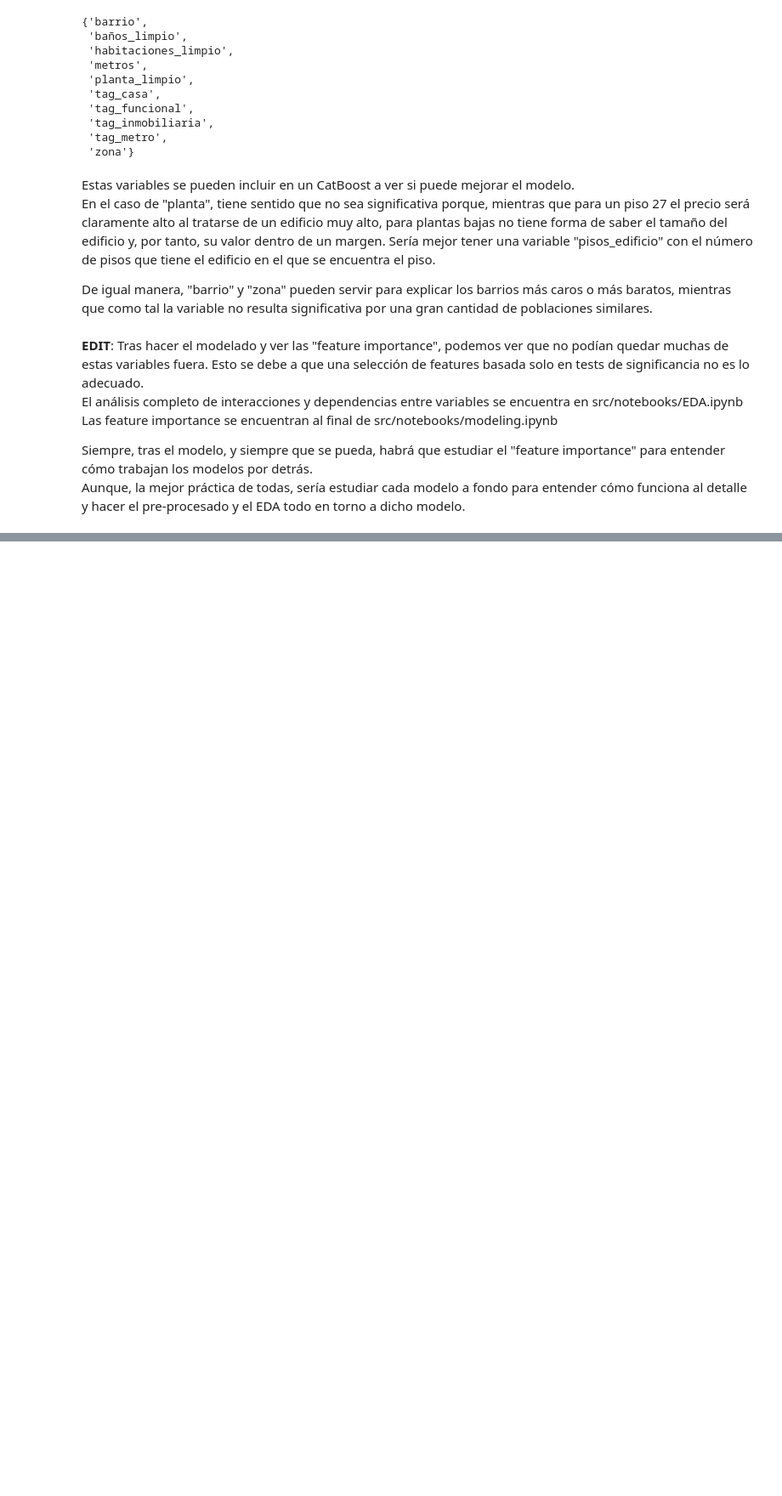
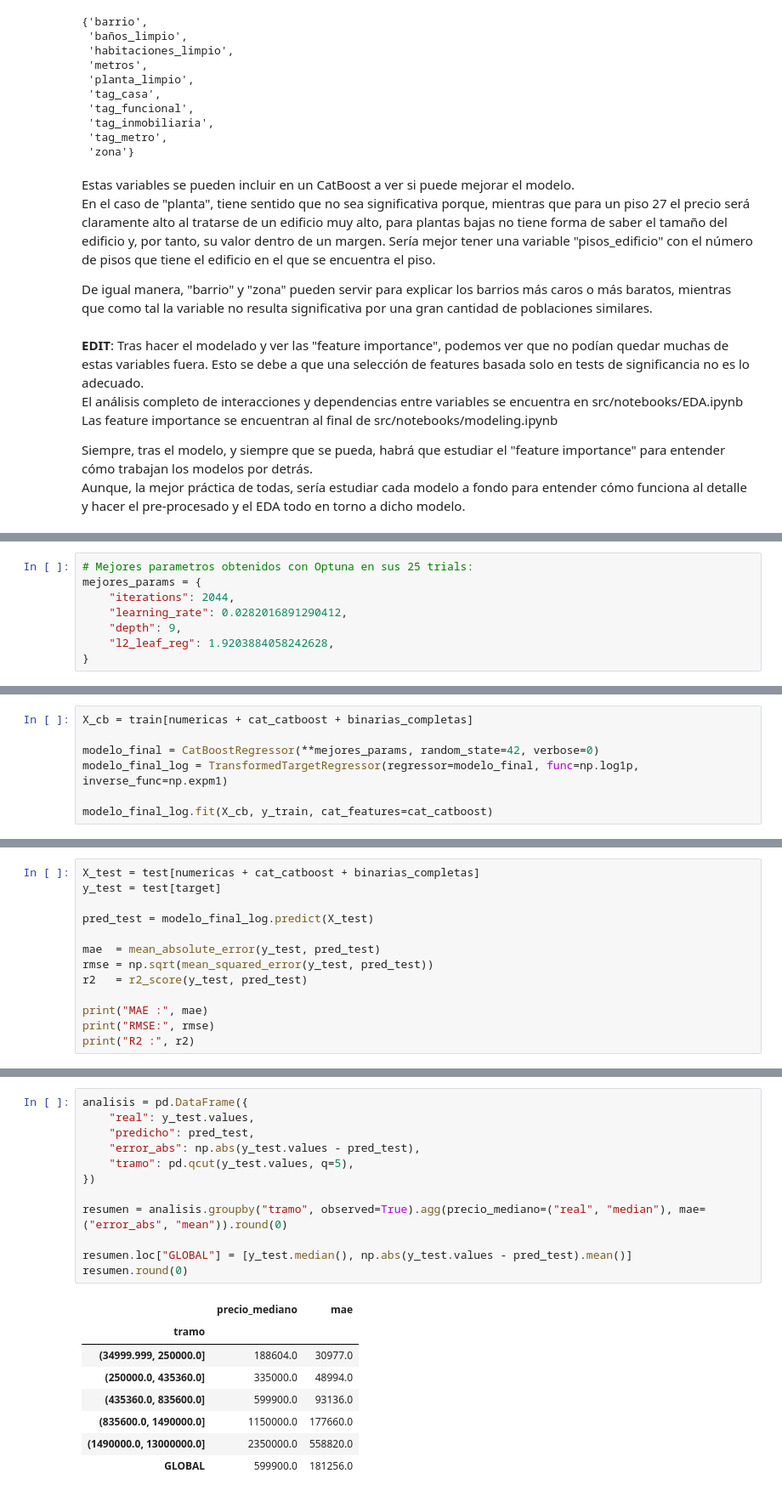
Before and after one commit to Gabriel-Caruso/ML-idealista, a Jupyter notebook: main.ipynb, the cells around one changed output, grey strips where cells are left out. Shown at 85% size. Saved outputs shown, nothing was run; the diff lists cells and outputs as text; blank space fills up the shorter version.

```diff
--- a/main.ipynb
+++ b/main.ipynb
@@ -746,0 +857,8 @@ Aunque, la mejor práctica de todas, sería estudiar cada modelo a fondo para en
+# %%
+# Mejores parametros obtenidos con Optuna en sus 25 trials:
+mejores_params = {
+    "iterations": 2044,
+    "learning_rate": 0.0282016891290412,
+    "depth": 9,
+    "l2_leaf_reg": 1.9203884058242628,
+}
@@ -746,0 +868,7 @@ Aunque, la mejor práctica de todas, sería estudiar cada modelo a fondo para en
+# %%
+X_cb = train[numericas + cat_catboost + binarias_completas]
+
+modelo_final = CatBoostRegressor(**mejores_params, random_state=42, verbose=0)
+modelo_final_log = TransformedTargetRegressor(regressor=modelo_final, func=np.log1p, inverse_func=np.expm1)
+
+modelo_final_log.fit(X_cb, y_train, cat_features=cat_catboost)
@@ -746,0 +880,13 @@ Aunque, la mejor práctica de todas, sería estudiar cada modelo a fondo para en
+# %%
+X_test = test[numericas + cat_catboost + binarias_completas]
+y_test = test[target]
+
+pred_test = modelo_final_log.predict(X_test)
+
+mae  = mean_absolute_error(y_test, pred_test)
+rmse = np.sqrt(mean_squared_error(y_test, pred_test))
+r2   = r2_score(y_test, pred_test)
+
+print("MAE :", mae)
+print("RMSE:", rmse)
+print("R2 :", r2)
@@ -746,0 +902,21 @@ Aunque, la mejor práctica de todas, sería estudiar cada modelo a fondo para en
+# %%
+analisis = pd.DataFrame({
+    "real": y_test.values,
+    "predicho": pred_test,
+    "error_abs": np.abs(y_test.values - pred_test),
+    "tramo": pd.qcut(y_test.values, q=5),
+})
+
+resumen = analisis.groupby("tramo", observed=True).agg(precio_mediano=("real", "median"), mae=("error_abs", "mean")).round(0)
+
+resumen.loc["GLOBAL"] = [y_test.median(), np.abs(y_test.values - pred_test).mean()]
+resumen.round(0)
+# %% [output]
+|  | precio_mediano | mae |
+| tramo |  |  |
+| (34999.999, 250000.0] | 188604.0 | 30977.0 |
+| (250000.0, 435360.0] | 335000.0 | 48994.0 |
+| (435360.0, 835600.0] | 599900.0 | 93136.0 |
+| (835600.0, 1490000.0] | 1150000.0 | 177660.0 |
+| (1490000.0, 13000000.0] | 2350000.0 | 558820.0 |
+| GLOBAL | 599900.0 | 181256.0 |
```
Also changed, not shown: parts of 26 cells of this notebook, 1 other file.
